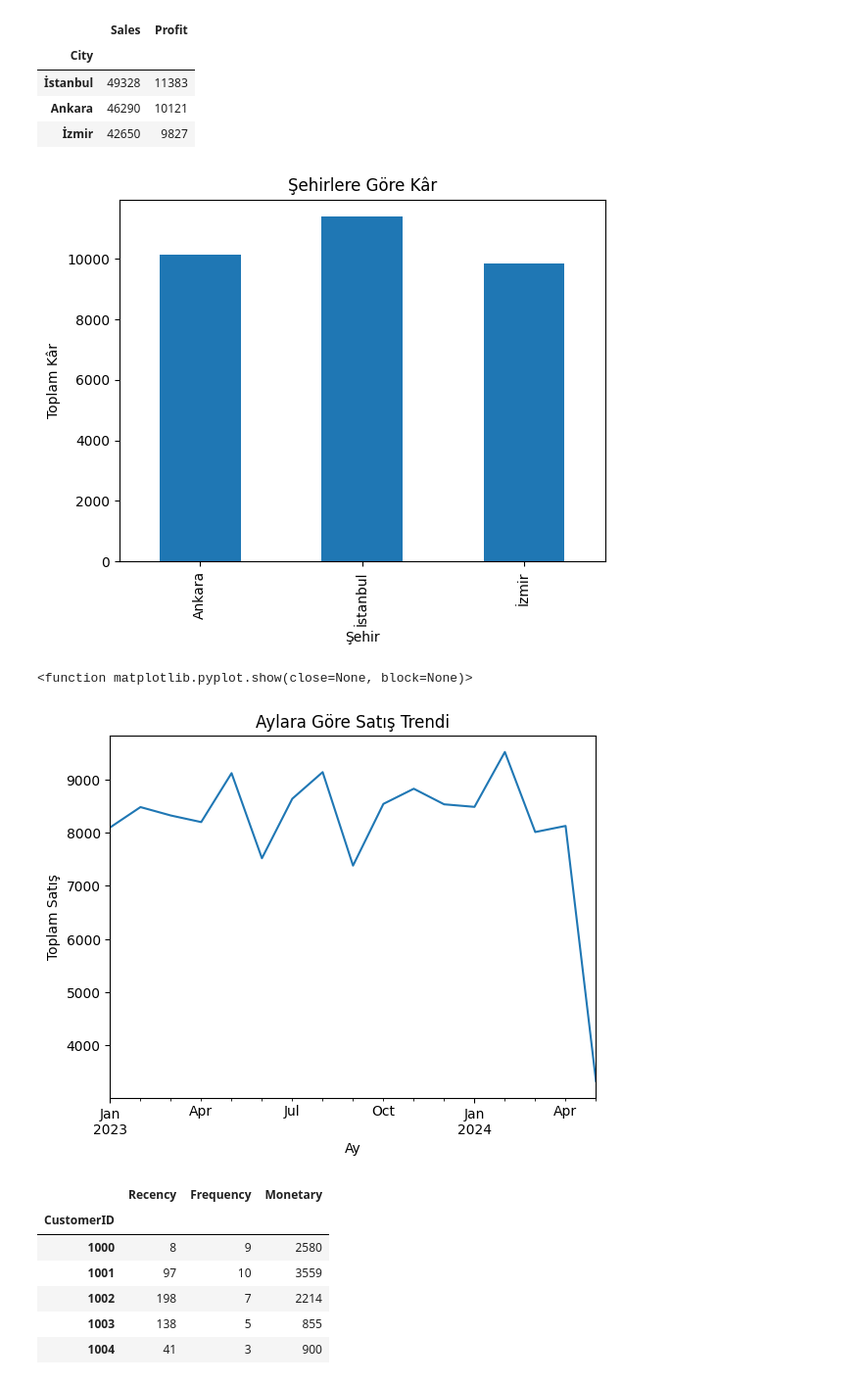
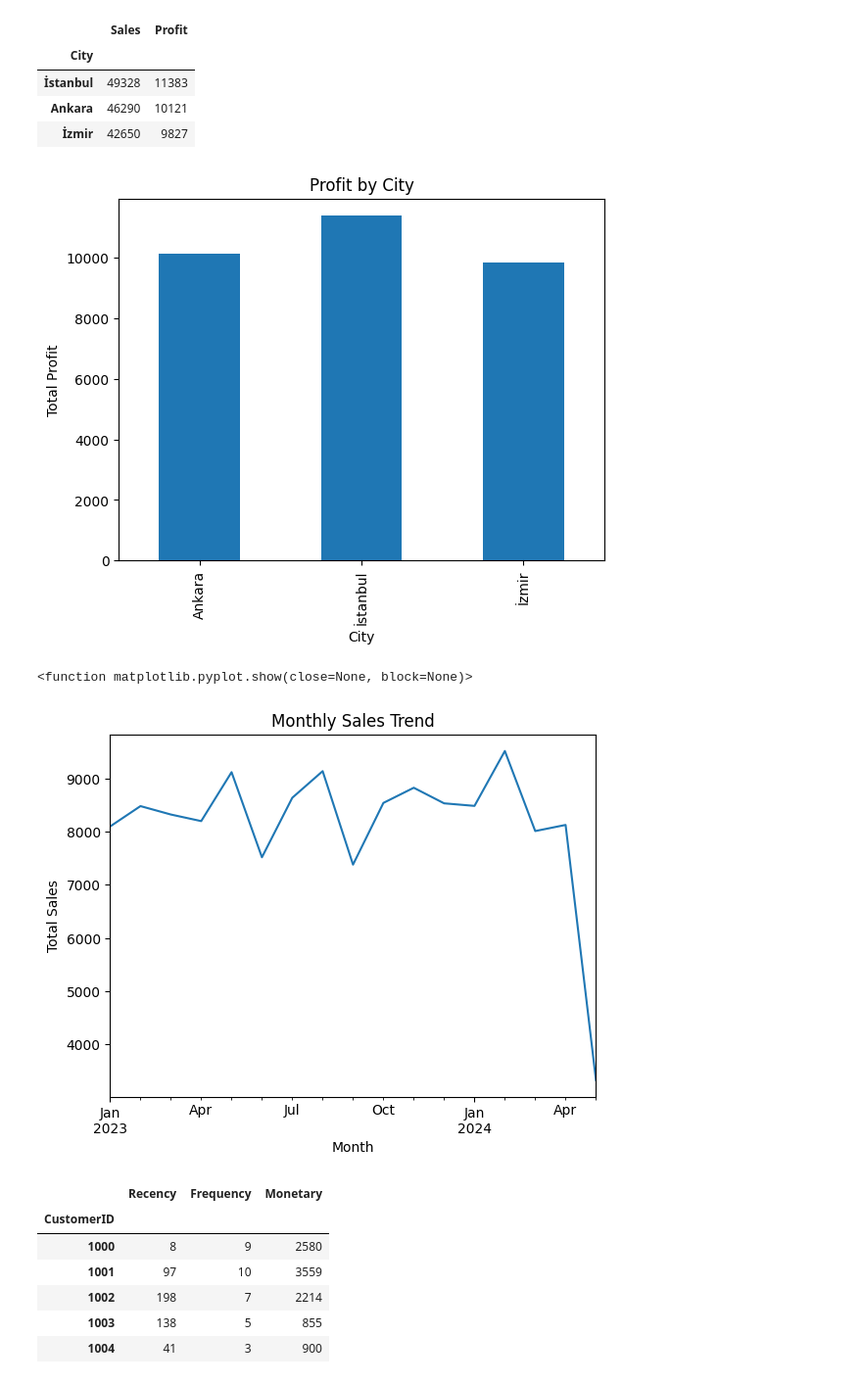
Before and after one commit to Seymanurkk/BI-Analytics-Portfolio, a Jupyter notebook: BI-Analytics-Portfolio/notebooks/business_analysis.ipynb, the cells around one changed output. Shown at 98% size. Drawn from its saved outputs; the diff is of its cells as text; code cells hidden in the pictures.

Commit message:
Updated chart labels to English

```diff
--- a/BI-Analytics-Portfolio/notebooks/business_analysis.ipynb
+++ b/BI-Analytics-Portfolio/notebooks/business_analysis.ipynb
@@ -72,23 +72,23 @@ monthly_sales = df.groupby(df["OrderDate"].dt.to_period("M"))["Sales"].sum()
 import matplotlib.pyplot as plt
 
 df.groupby("City")["Profit"].sum().plot(kind="bar")
-plt.title("Şehirlere Göre Kâr")
-plt.xlabel("Şehir")
-plt.ylabel("Toplam Kâr")
+plt.title("Profit by City")
+plt.xlabel("City")
+plt.ylabel("Total Profit")
 plt.show()
 # %% [output]
-[figure, old version]
+[figure, new version]
 # %%
 import matplotlib.pyplot as plt
 
 monthly_sales.plot()
-plt.title("Aylara Göre Satış Trendi")
-plt.xlabel("Ay")
-plt.ylabel("Toplam Satış")
+plt.title("Monthly Sales Trend")
+plt.xlabel("Month")
+plt.ylabel("Total Sales")
 plt.show
 # %% [output]
 <function matplotlib.pyplot.show(close=None, block=None)>
-[figure, old version]
+[figure, new version]
 # %%
 rfm = df.groupby("CustomerID").agg({
     "OrderDate": lambda x: (df["OrderDate"].max() - x.max()).days,
```
Also changed, not shown: parts of 2 cells of this notebook, 5 other files.
